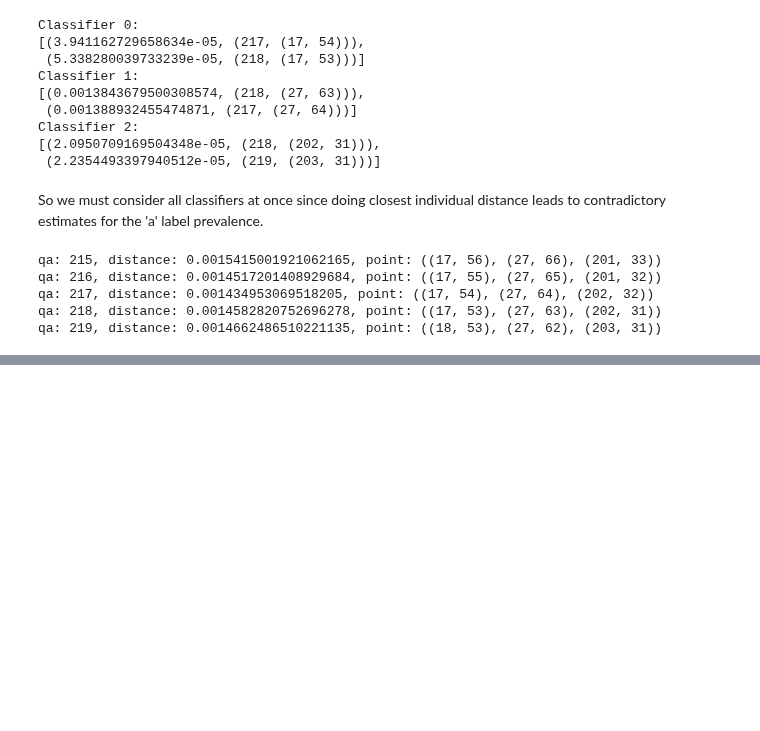
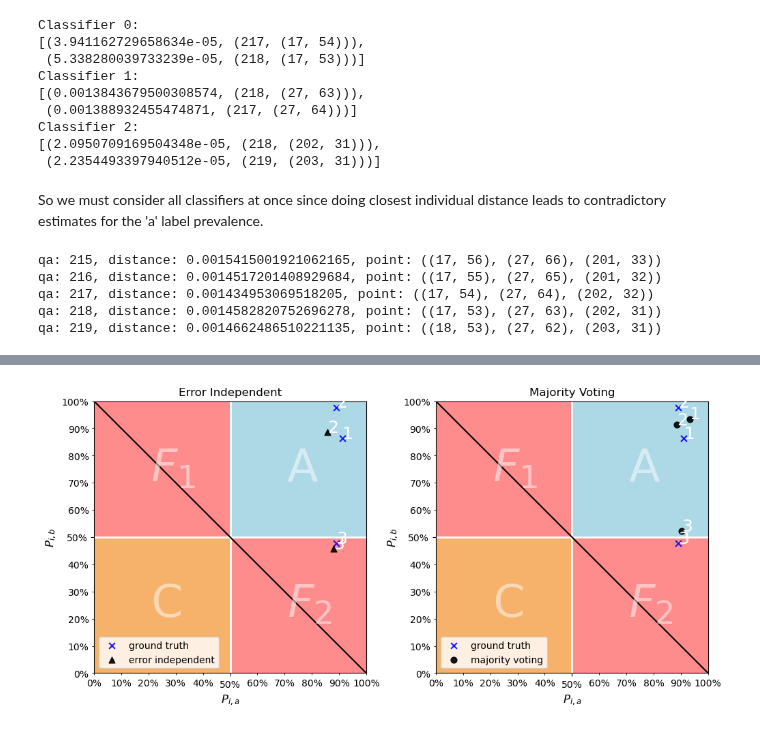
Before and after one commit to andrescorrada/IntroductionToAlgebraicEvaluation, a Jupyter notebook: python/docs/source/research/EvaluatingLLMsThatGradeOtherLLMs.ipynb, the cells around one changed output, grey strips where cells are left out. Saved outputs shown, nothing was run; the diff lists cells and outputs as text; code cells hidden in the pictures; blank space fills up the shorter version.

```diff
--- a/python/docs/source/research/EvaluatingLLMsThatGradeOtherLLMs.ipynb
+++ b/python/docs/source/research/EvaluatingLLMsThatGradeOtherLLMs.ipynb
@@ -407,0 +420,3 @@ From the point of view of AI safety majority voting is making an egregious mista
+# %%
+f12a_tlvc = ntqr.r2.datasketches.TrioLabelVoteCounts(data_sketch).flip_classifiers_label_decisions((0,1),'a')
+pp(f12a_tlvc)
@@ -407,0 +454,28 @@ From the point of view of AI safety majority voting is making an egregious mista
+# %%
+%matplotlib inline
+from ntqr.r2.plots import compare_evaluations, plot_evaluations
+
+size=40
+seval_exact = ntqr.r2.evaluators.SupervisedEvaluation(f12a_tlvc).evaluation_exact
+ae_eval_exact = ntqr.r2.evaluators.ErrorIndependentEvaluation(f12a_tlvc.to_TrioVoteCounts()).evaluation_exact
+mv_eval_exact = ntqr.r2.evaluators.MajorityVotingEvaluation(f12a_tlvc.to_TrioVoteCounts()).evaluation_exact
+
+# We know to pick the 2nd solution as the one closest
+# to ground truth
+sol = 1
+compare_evaluations([
+    ["ground truth",
+     [d['a']*100 for d in seval_exact["accuracy"]],
+     [d['b']*100 for d in seval_exact["accuracy"]],
+      "x","b",size],
+    ["error independent",
+     [d['a']*100 for d in ae_eval_exact[sol]["accuracy"]],
+     [d['b']*100 for d in ae_eval_exact[sol]["accuracy"]],
+      "^", "k",size],
+    ["majority voting",
+     [d['a']*100 for d in mv_eval_exact[0]["accuracy"]],
+     [d['b']*100 for d in mv_eval_exact[0]["accuracy"]],
+      "o", "k",size],],0,
+    titles=["Ground Truth","Error Independent", "Majority Voting"],figsize=(10,5),legend_loc="best",withArrows=False)
+# %% [output]
+[figure, added]
```
Also changed, not shown: parts of 20 cells of this notebook, 1 other file.
